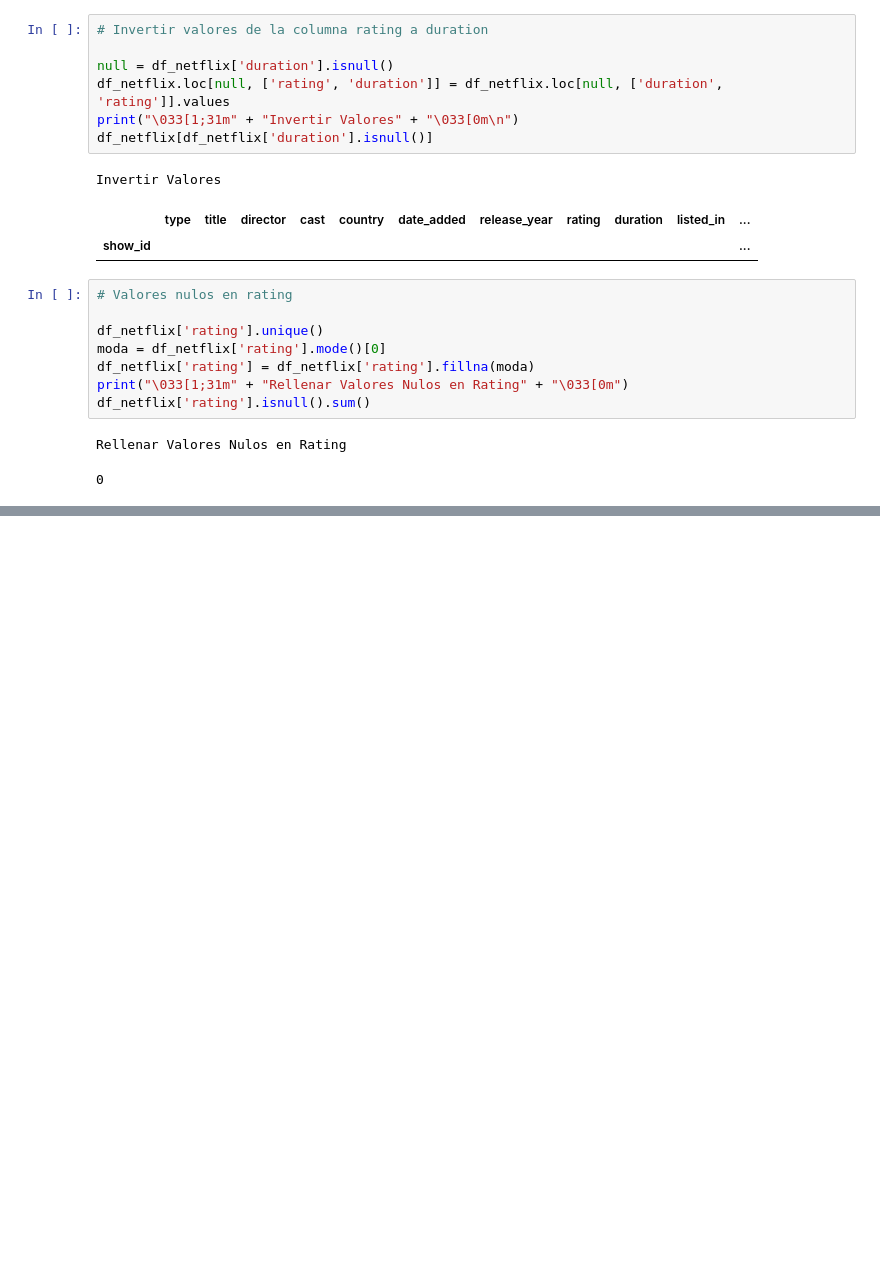
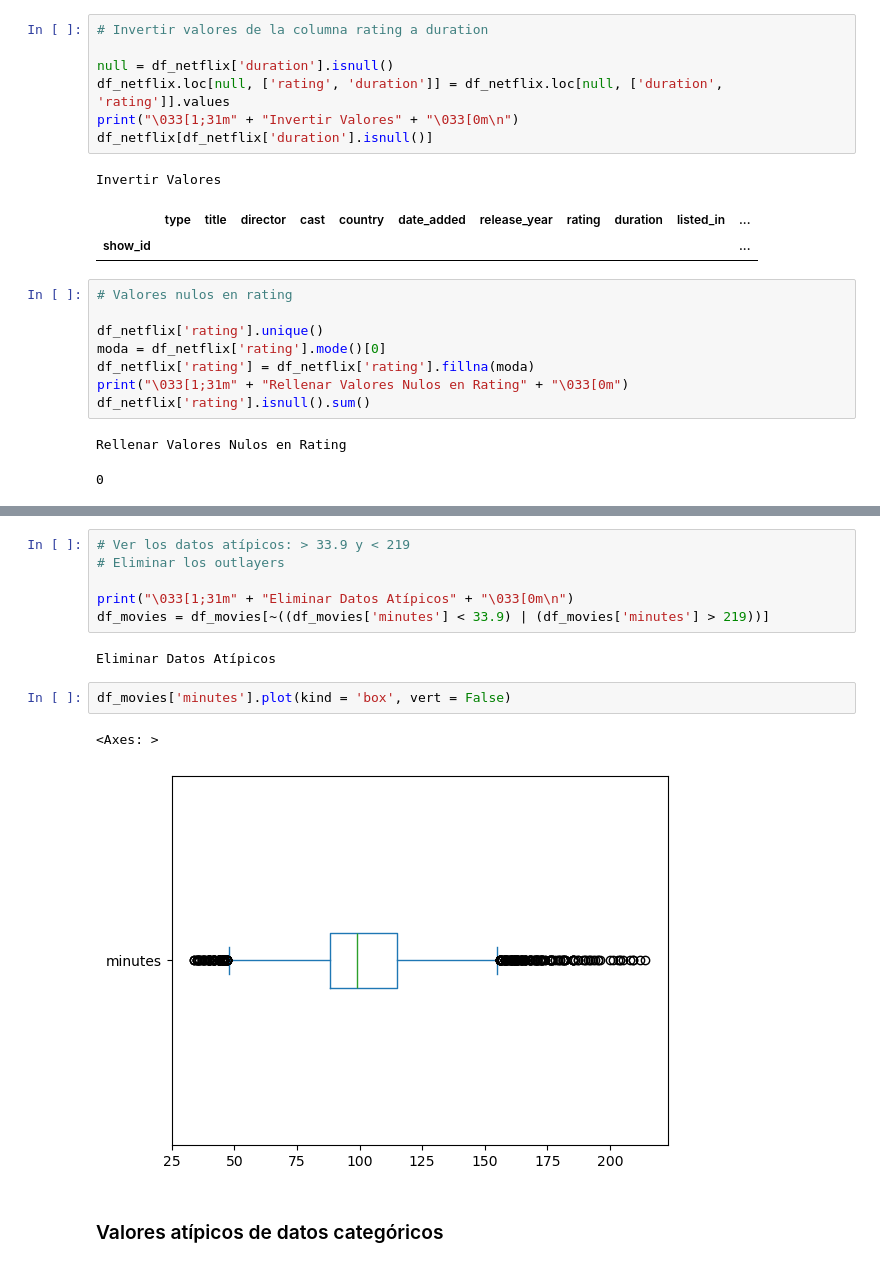
Before and after one commit to NinYuri/Machine_Learning, a Jupyter notebook: pandas/Tareas/Limpieza_Netflix.ipynb, the cells around one changed output, grey strips where cells are left out. Drawn from its saved outputs; the diff is of its cells as text; blank space fills up the shorter version.

```diff
--- a/pandas/Tareas/Limpieza_Netflix.ipynb
+++ b/pandas/Tareas/Limpieza_Netflix.ipynb
@@ -199,0 +347,15 @@ Rellenar Valores Nulos en Rating
+# %%
+# Ver los datos atípicos: > 33.9 y < 219
+# Eliminar los outlayers
+
+print("\033[1;31m" + "Eliminar Datos Atípicos" + "\033[0m\n")
+df_movies = df_movies[~((df_movies['minutes'] < 33.9) | (df_movies['minutes'] > 219))]
+# %% [output]
+Eliminar Datos Atípicos
+# %%
+df_movies['minutes'].plot(kind = 'box', vert = False)
+# %% [output]
+<Axes: >
+[figure, added]
+# %% [markdown]
+### Valores atípicos de datos categóricos
```
Also changed, not shown: parts of 17 cells of this notebook, 1 other file.
